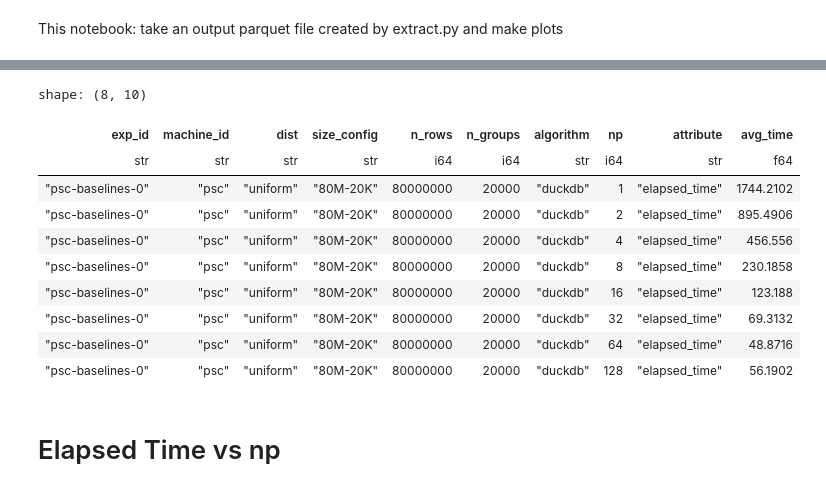
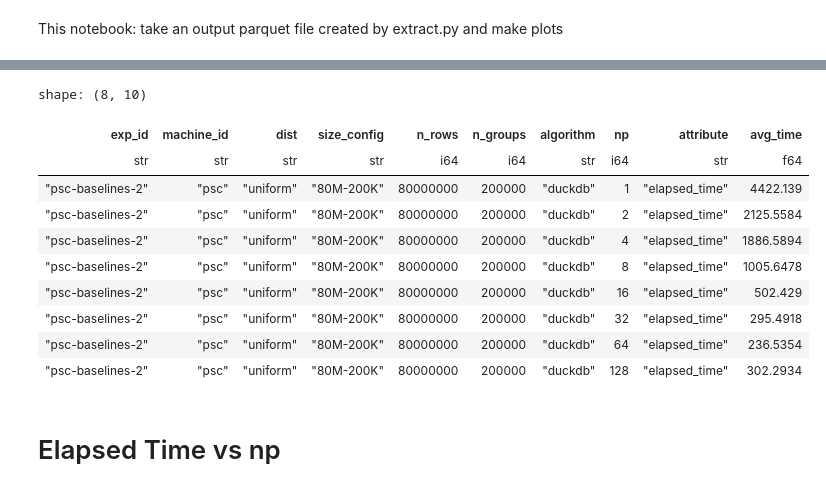
Before and after one commit to haok1402/parallel-groupby, a Jupyter notebook: analysis/exp-plotting.ipynb, the cells around one changed output, grey strips where cells are left out. Saved outputs shown, nothing was run; the diff lists cells and outputs as text; code cells hidden in the pictures.

```diff
--- a/analysis/exp-plotting.ipynb
+++ b/analysis/exp-plotting.ipynb
@@ -13,7 +13,7 @@ import matplotlib.pyplot as plt
 import pandas as pd
 sns.set_style("whitegrid")
 # %%
-exp_id = "psc-baselines-0"
+exp_id = "psc-baselines-2"
 result_filepath = f"../results/{exp_id}.parquet"
 # %%
 results_df = pl.read_parquet(result_filepath)
@@ -44,23 +44,25 @@ shape: (1_480, 12)
 # %%
 results_df.sql("""--sql
     select exp_id, machine_id, dist, size_config, n_rows, n_groups, algorithm, np, attribute, avg(time) as avg_time from self
     where algorithm = 'duckdb'
-    and size_config = '80M-20K'
+      and size_config = '80M-200K'
+      --and attribute = 'phase_1'
+      and dist = 'uniform'
     group by exp_id, machine_id, dist, size_config, n_rows, n_groups, algorithm, np, attribute
     order by np
 """)
 # %% [output]
 shape: (8, 10)
 | exp_id | machine_id | dist | size_config | n_rows | n_groups | algorithm | np | attribute | avg_time |
 | str | str | str | str | i64 | i64 | str | i64 | str | f64 |
-| "psc-baselines-0" | "psc" | "uniform" | "80M-20K" | 80000000 | 20000 | "duckdb" | 1 | "elapsed_time" | 1744.2102 |
-| "psc-baselines-0" | "psc" | "uniform" | "80M-20K" | 80000000 | 20000 | "duckdb" | 2 | "elapsed_time" | 895.4906 |
-| "psc-baselines-0" | "psc" | "uniform" | "80M-20K" | 80000000 | 20000 | "duckdb" | 4 | "elapsed_time" | 456.556 |
-| "psc-baselines-0" | "psc" | "uniform" | "80M-20K" | 80000000 | 20000 | "duckdb" | 8 | "elapsed_time" | 230.1858 |
-| "psc-baselines-0" | "psc" | "uniform" | "80M-20K" | 80000000 | 20000 | "duckdb" | 16 | "elapsed_time" | 123.188 |
-| "psc-baselines-0" | "psc" | "uniform" | "80M-20K" | 80000000 | 20000 | "duckdb" | 32 | "elapsed_time" | 69.3132 |
-| "psc-baselines-0" | "psc" | "uniform" | "80M-20K" | 80000000 | 20000 | "duckdb" | 64 | "elapsed_time" | 48.8716 |
-| "psc-baselines-0" | "psc" | "uniform" | "80M-20K" | 80000000 | 20000 | "duckdb" | 128 | "elapsed_time" | 56.1902 |
+| "psc-baselines-2" | "psc" | "uniform" | "80M-200K" | 80000000 | 200000 | "duckdb" | 1 | "elapsed_time" | 4422.139 |
+| "psc-baselines-2" | "psc" | "uniform" | "80M-200K" | 80000000 | 200000 | "duckdb" | 2 | "elapsed_time" | 2125.5584 |
+| "psc-baselines-2" | "psc" | "uniform" | "80M-200K" | 80000000 | 200000 | "duckdb" | 4 | "elapsed_time" | 1886.5894 |
+| "psc-baselines-2" | "psc" | "uniform" | "80M-200K" | 80000000 | 200000 | "duckdb" | 8 | "elapsed_time" | 1005.6478 |
+| "psc-baselines-2" | "psc" | "uniform" | "80M-200K" | 80000000 | 200000 | "duckdb" | 16 | "elapsed_time" | 502.429 |
+| "psc-baselines-2" | "psc" | "uniform" | "80M-200K" | 80000000 | 200000 | "duckdb" | 32 | "elapsed_time" | 295.4918 |
+| "psc-baselines-2" | "psc" | "uniform" | "80M-200K" | 80000000 | 200000 | "duckdb" | 64 | "elapsed_time" | 236.5354 |
+| "psc-baselines-2" | "psc" | "uniform" | "80M-200K" | 80000000 | 200000 | "duckdb" | 128 | "elapsed_time" | 302.2934 |
 # %% [markdown]
 # Elapsed Time vs np
 # %%
```
Also changed, not shown: parts of 1 cell of this notebook, 2 other files.
